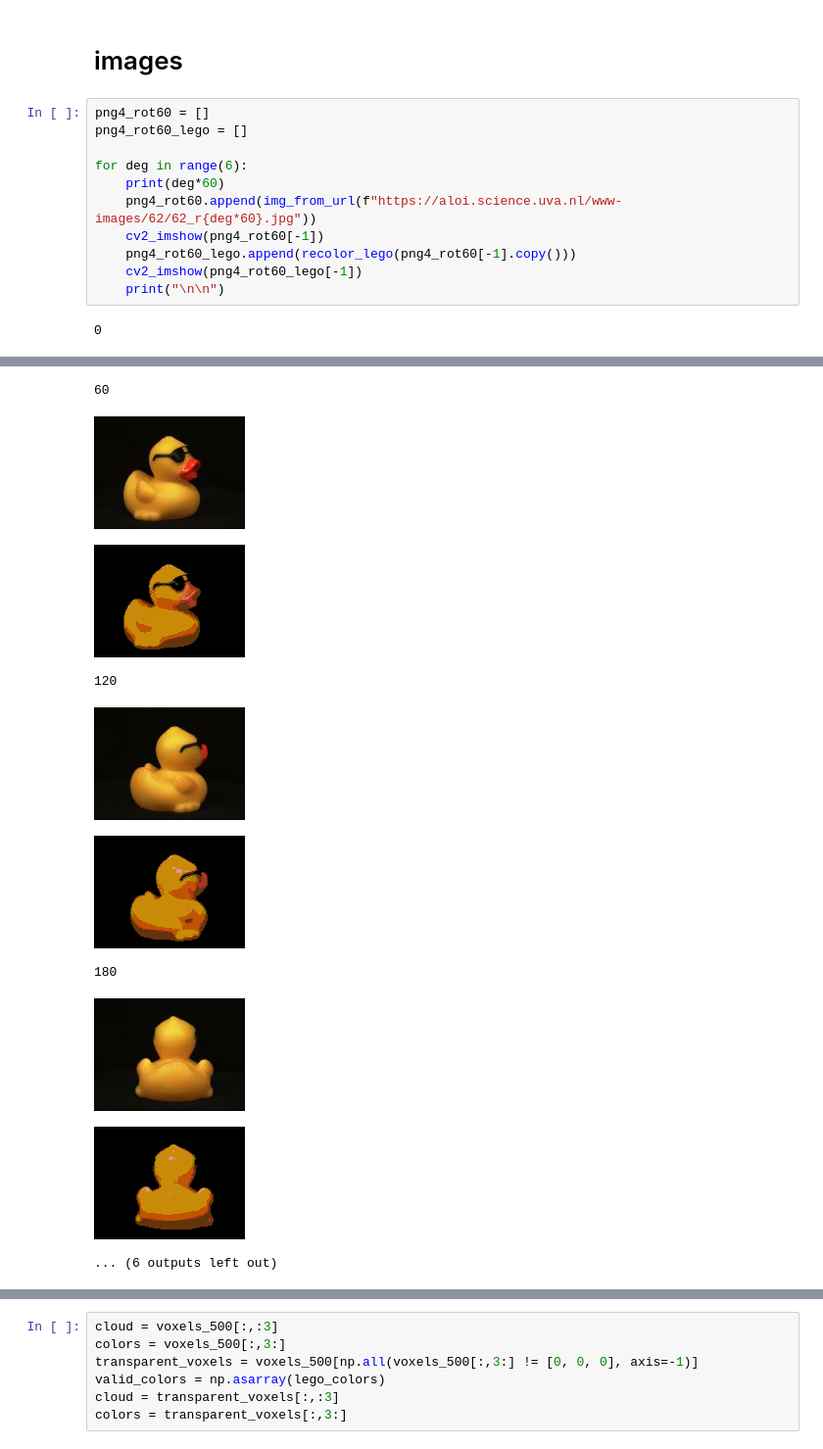
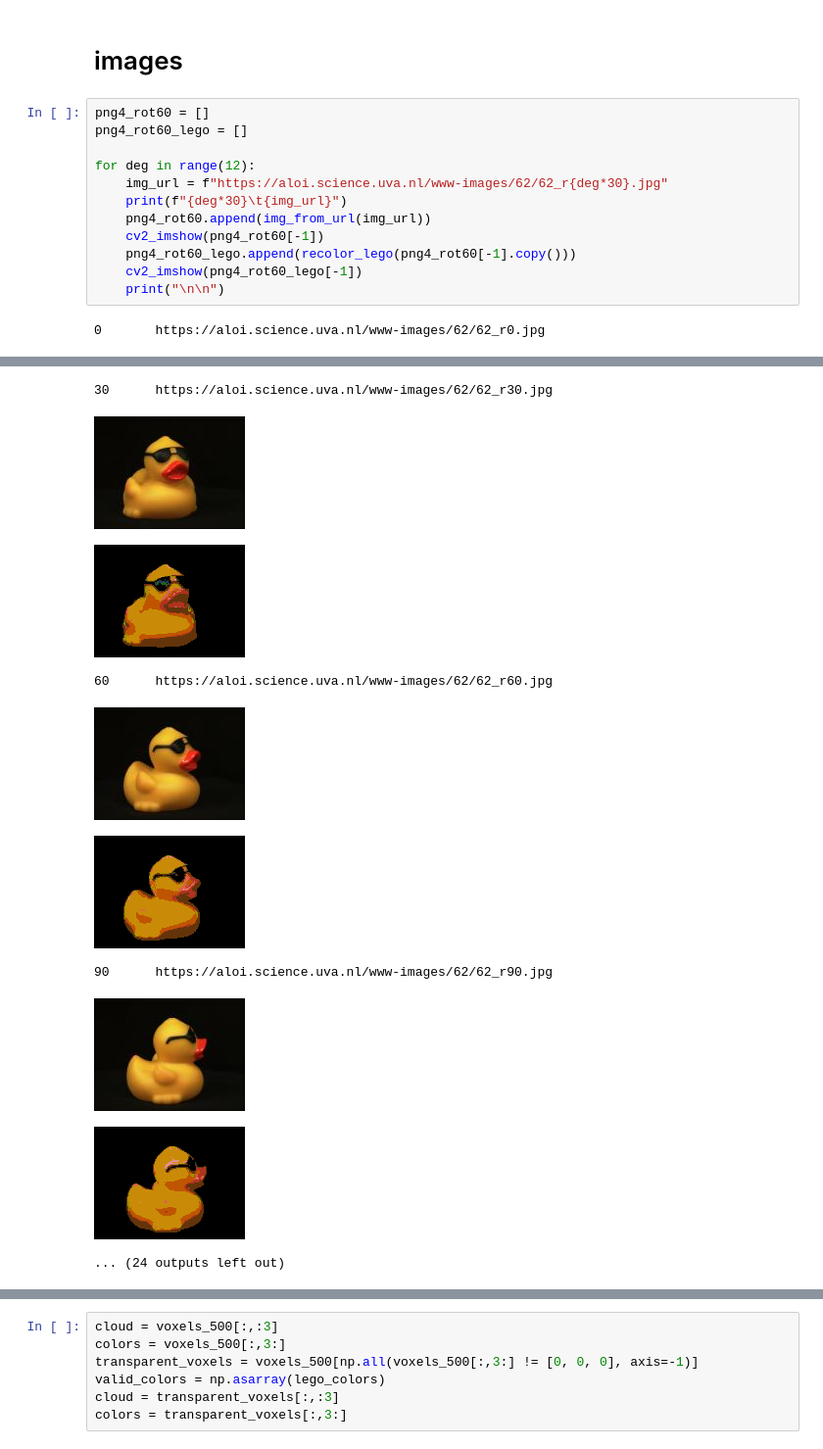
Before and after one commit to Kevin-Lyy/CVFinalProject, a Jupyter notebook: lego_voxels.ipynb, the cells around one changed output, grey strips where cells are left out. Shown at 98% size. Saved outputs shown, nothing was run; the diff lists cells and outputs as text.

```diff
--- a/lego_voxels.ipynb
+++ b/lego_voxels.ipynb
@@ -281,25 +465,26 @@ def img_unique_colors(img):
 # %%
 png4_rot60 = []
 png4_rot60_lego = []
 
-for deg in range(6):
-    print(deg*60)
-    png4_rot60.append(img_from_url(f"https://aloi.science.uva.nl/www-images/62/62_r{deg*60}.jpg"))
+for deg in range(12):
+    img_url = f"https://aloi.science.uva.nl/www-images/62/62_r{deg*30}.jpg"
+    print(f"{deg*30}\t{img_url}")
+    png4_rot60.append(img_from_url(img_url))
     cv2_imshow(png4_rot60[-1])
     png4_rot60_lego.append(recolor_lego(png4_rot60[-1].copy()))
     cv2_imshow(png4_rot60_lego[-1])
     print("\n\n")
 # %% [output]
-0
+0       https://aloi.science.uva.nl/www-images/62/62_r0.jpg
 [figure]
 [figure]
-60
+30      https://aloi.science.uva.nl/www-images/62/62_r30.jpg
-[figure, old version]
+[figure, new version]
-[figure, old version]
+[figure, new version]
-120
+60      https://aloi.science.uva.nl/www-images/62/62_r60.jpg
-[figure, old version]
+[figure, new version]
-[figure, old version]
+[figure, new version]
-180
+90      https://aloi.science.uva.nl/www-images/62/62_r90.jpg
-[figure, old version]
+[figure, new version]
-[figure, old version]
+[figure, new version]
-... (6 outputs left out)
+... (24 outputs left out)
```
Also changed, not shown: parts of 60 cells of this notebook.
